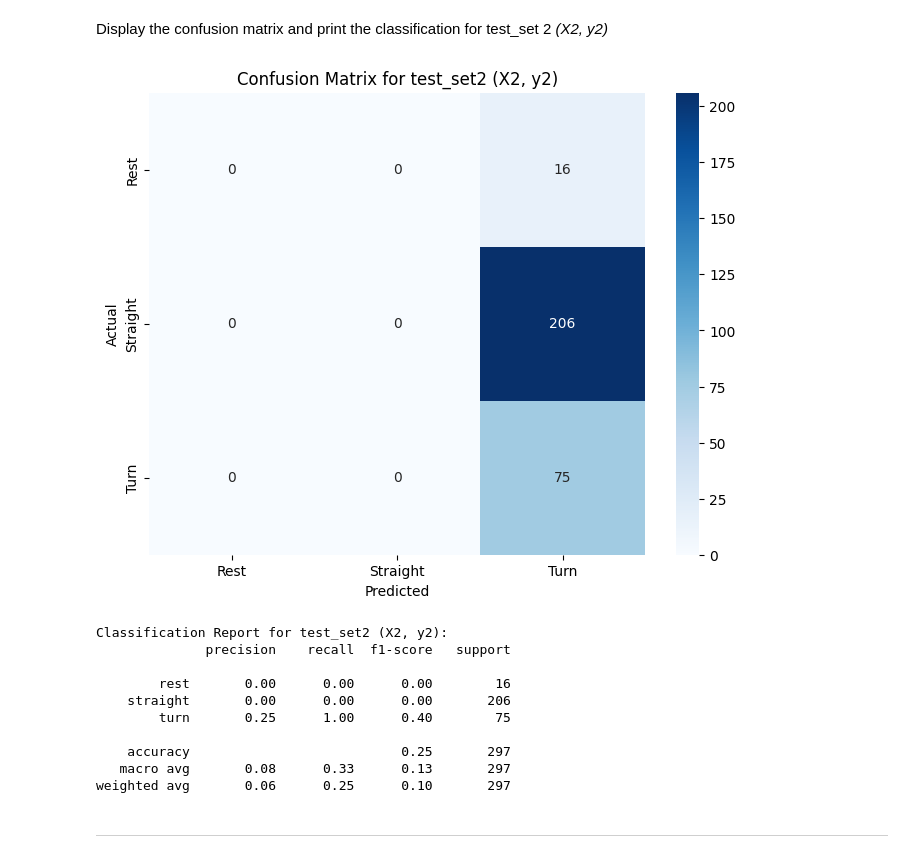
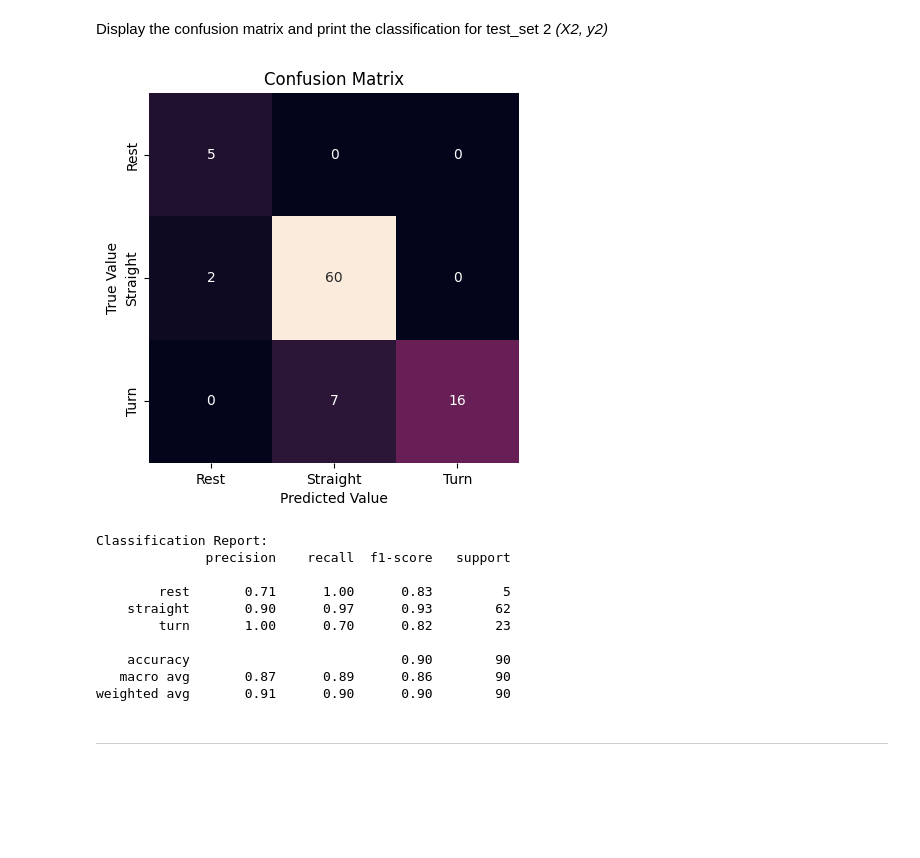
Before and after one commit to jasleenbadhesha/engg680_2024_fall, a Jupyter notebook: Lab_Assignment4/Assignment 4.ipynb, the cells around one changed output. Drawn from its saved outputs; the diff is of its cells as text; code cells hidden in the pictures; blank space fills up the shorter version.

```diff
--- a/Lab_Assignment4/Assignment 4.ipynb
+++ b/Lab_Assignment4/Assignment 4.ipynb
@@ -863,18 +916,14 @@ ___
 For each test dataset, print the test set accuracy score.
 # %%
 # TODO - Print test score accuracies for test_set1 and test_set2
-#print("test_set1 score: {:.2f}".format(???))
-#print("test_set2 score: {:.2f}".format(???))
-grid1 = GridSearchCV(pipe, param_grid, cv=5, scoring='accuracy', return_train_score=True)
-grid1.fit(X1_train, y1_train)
-y1_test_pred = grid1.best_estimator_.predict(X1)
-test_accuracy1 = accuracy_score(y1, y1_test_pred)
+
+#accuracies for test_set1
+y1_test_pred = grid1.best_estimator_.predict(X1_test)
+test_accuracy1 = accuracy_score(y1_test, y1_test_pred)
 print("test_set1 score: {:.2f}".format(test_accuracy1))
 
-# Predict on test_set2 and calculate accuracy
-grid2 = GridSearchCV(pipe, param_grid, cv=5, scoring='accuracy', return_train_score=True)
-grid2.fit(X2_train, y2_train)
-y2_test_pred = grid2.best_estimator_.predict(X2)
-test_accuracy2 = accuracy_score(y2, y2_test_pred)
+#accuracies for test_set2
+y2_test_pred = grid2.best_estimator_.predict(X2_test)
+test_accuracy2 = accuracy_score(y2_test, y2_test_pred)
 print("test_set2 score: {:.2f}".format(test_accuracy2))
 # %% [output]
@@ -916,34 +964,32 @@ weighted avg       0.92      0.92      0.92       783
 Display the confusion matrix and print the classification for test_set 2 *(X2, y2)*
 # %%
 # TODO - Display confusion matrix and print classification report for (X2, y2)
-y2_pred = grid.best_estimator_.predict(X2)
 
-# Confusion Matrix
-conf_matrix2 = confusion_matrix(y2, y2_pred)
+#Creating the confusion matrix
+conf_mat2 = confusion_matrix(y2_test, y2_test_pred)
 
-# Plot the Confusion Matrix
-plt.figure(figsize=(8, 6))
-sns.heatmap(conf_matrix2, annot=True, fmt='d', cmap='Blues', xticklabels=['Rest', 'Straight', 'Turn'], yticklabels=['Rest', 'Straight', 'Turn'])
-plt.title("Confusion Matrix for test_set2 (X2, y2)")
-plt.xlabel("Predicted")
-plt.ylabel("Actual")
+#Below code prints confusion matrix using a heatmap
+sns.heatmap(conf_mat2, xticklabels=['Rest', 'Straight', 'Turn'],  yticklabels= ['Rest', 'Straight', 'Turn'], square=True, annot=True, cbar=False, fmt='d')
+plt.xlabel('Predicted Value')
+plt.ylabel('True Value')
+plt.title('Confusion Matrix')
 plt.show()
 
-# Classification Report
-print("\nClassification Report for test_set2 (X2, y2):")
-print(classification_report(y2, y2_pred))
+#Creating the classification report
+print("\nClassification Report:")
+print(classification_report(y2_test, y2_test_pred))
 # %% [output]
-[figure, old version]
+[figure, new version]
-Classification Report for test_set2 (X2, y2):
+Classification Report:
               precision    recall  f1-score   support
 
-        rest       0.00      0.00      0.00        16
-    straight       0.00      0.00      0.00       206
-        turn       0.25      1.00      0.40        75
+        rest       0.71      1.00      0.83         5
+    straight       0.90      0.97      0.93        62
+        turn       1.00      0.70      0.82        23
 
-    accuracy                           0.25       297
-   macro avg       0.08      0.33      0.13       297
-weighted avg       0.06      0.25      0.10       297
+    accuracy                           0.90        90
+   macro avg       0.87      0.89      0.86        90
+weighted avg       0.91      0.90      0.90        90
 # %% [markdown]
 ___
 # %% [markdown]
```
Also changed, not shown: parts of 38 cells of this notebook.
